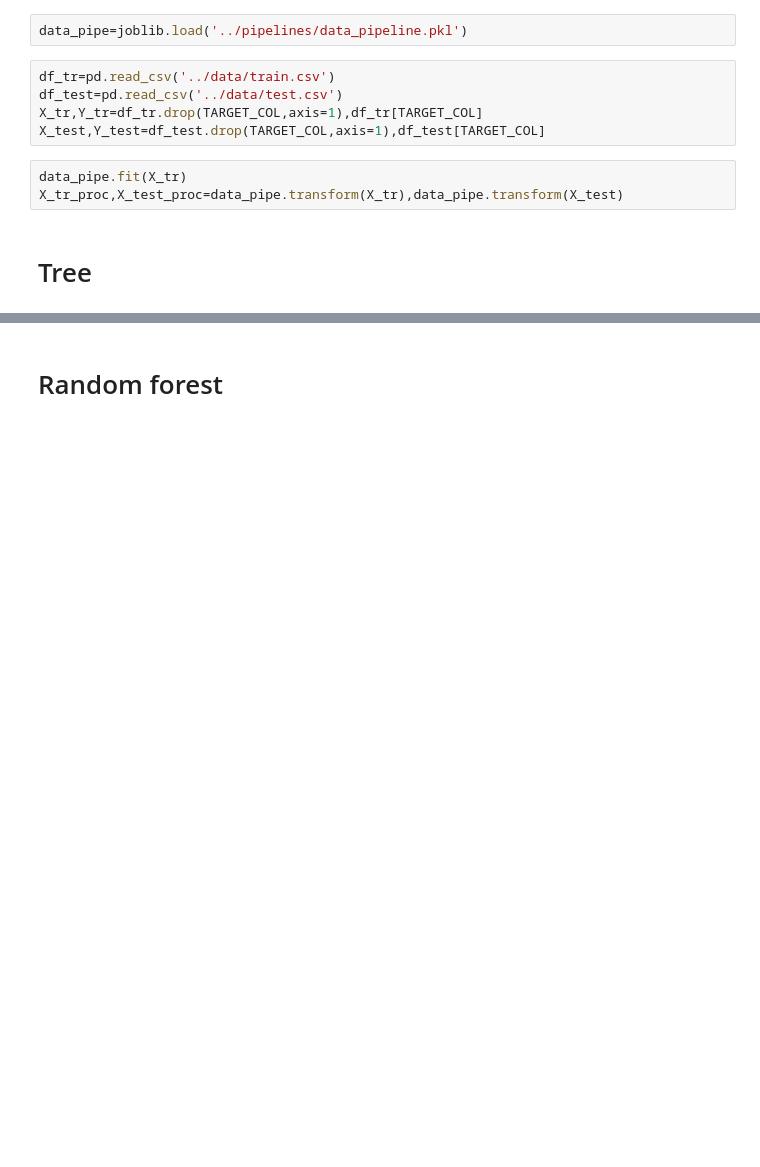
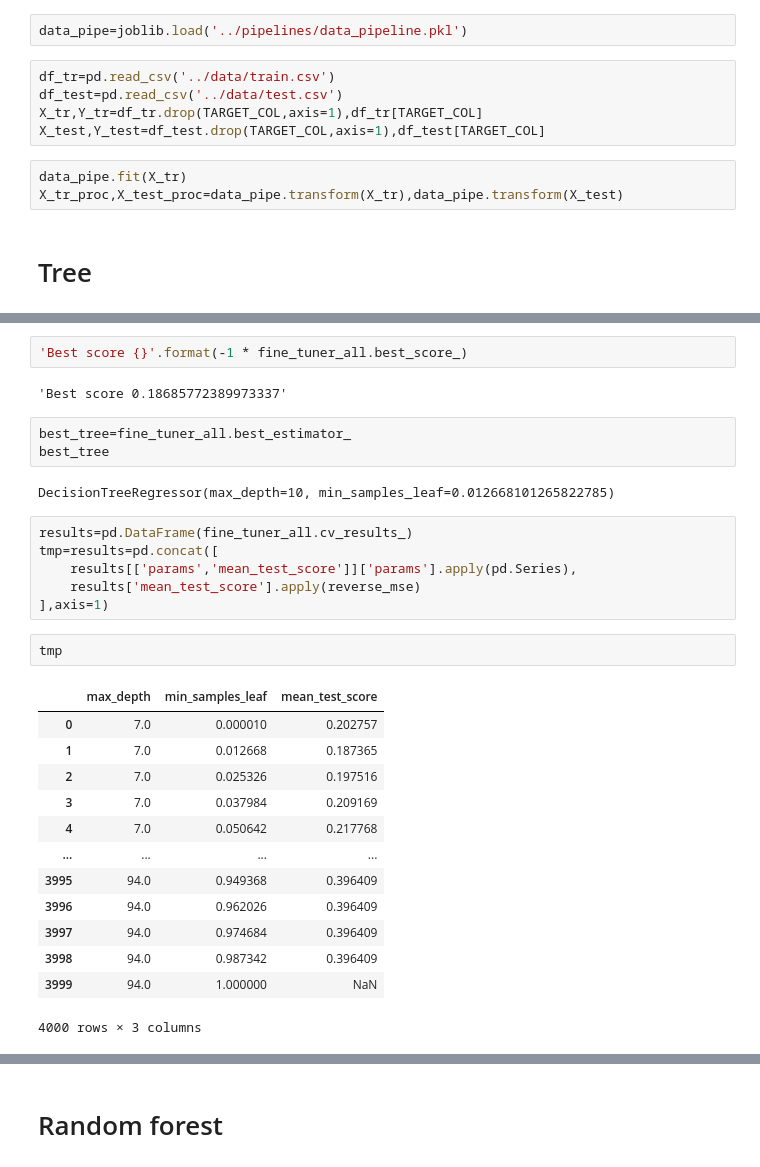
Before and after one commit to viki123v/housing-prices-analysis, a Jupyter notebook: notebooks/regression-trees.ipynb, the cells around one changed output, grey strips where cells are left out. Drawn from its saved outputs; the diff is of its cells as text; blank space fills up the shorter version.

```diff
--- a/notebooks/regression-trees.ipynb
+++ b/notebooks/regression-trees.ipynb
@@ -37,0 +142,31 @@ DecisionTreeRegressor()
+# %%
+'Best score {}'.format(-1 * fine_tuner_all.best_score_)
+# %% [output]
+'Best score 0.18685772389973337'
+# %%
+best_tree=fine_tuner_all.best_estimator_
+best_tree
+# %% [output]
+DecisionTreeRegressor(max_depth=10, min_samples_leaf=0.012668101265822785)
+# %%
+results=pd.DataFrame(fine_tuner_all.cv_results_)
+tmp=results=pd.concat([
+    results[['params','mean_test_score']]['params'].apply(pd.Series),
+    results['mean_test_score'].apply(reverse_mse)
+],axis=1)
+# %%
+tmp
+# %% [output]
+|  | max_depth | min_samples_leaf | mean_test_score |
+| 0 | 7.0 | 0.000010 | 0.202757 |
+| 1 | 7.0 | 0.012668 | 0.187365 |
+| 2 | 7.0 | 0.025326 | 0.197516 |
+| 3 | 7.0 | 0.037984 | 0.209169 |
+| 4 | 7.0 | 0.050642 | 0.217768 |
+| ... | ... | ... | ... |
+| 3995 | 94.0 | 0.949368 | 0.396409 |
+| 3996 | 94.0 | 0.962026 | 0.396409 |
+| 3997 | 94.0 | 0.974684 | 0.396409 |
+| 3998 | 94.0 | 0.987342 | 0.396409 |
+| 3999 | 94.0 | 1.000000 | NaN |
+4000 rows × 3 columns
```
Also changed, not shown: parts of 18 cells of this notebook, 1 other file.
